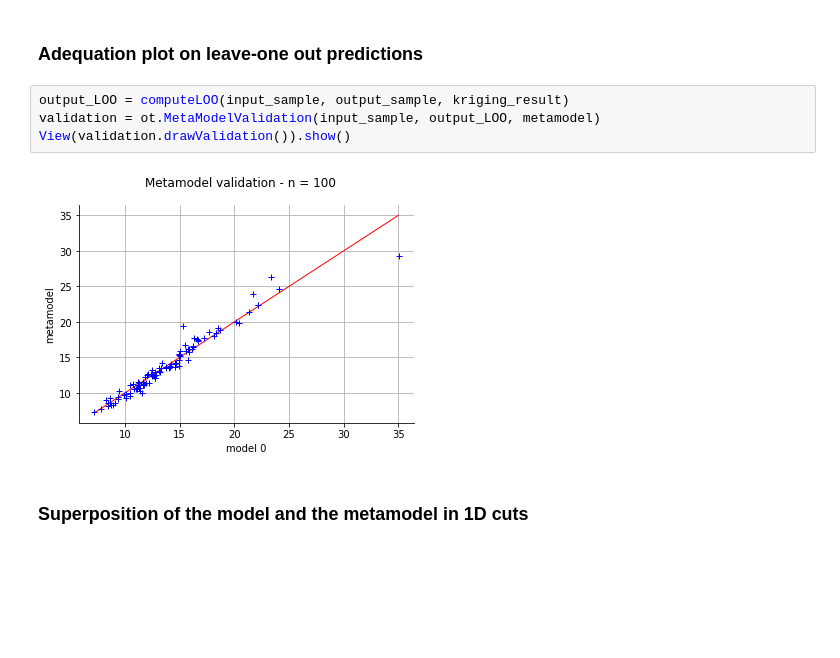
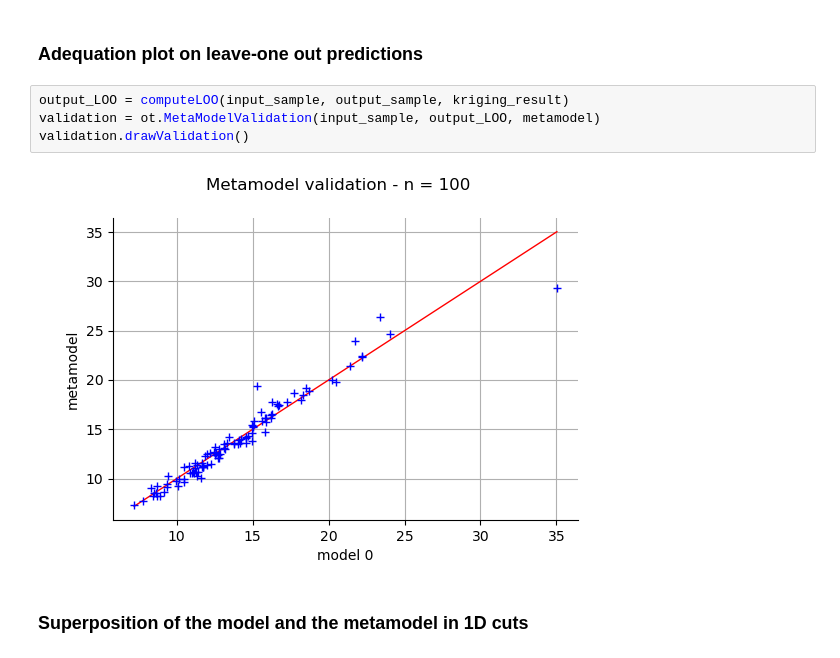
Before and after one commit to mbaudin47/hpcuqtraining, a Jupyter notebook: 2021/Scripts/Metamodel/TP4b_Kriging.ipynb, the cells around one changed output. Cells and saved outputs as stored; diff of their text form; blank space fills up the shorter version.

Commit message:
second patch for validation figure

```diff
--- a/2021/Scripts/Metamodel/TP4b_Kriging.ipynb
+++ b/2021/Scripts/Metamodel/TP4b_Kriging.ipynb
@@ -189,9 +189,9 @@ Q2 :  0.9478437425854286
 # %%
 output_LOO = computeLOO(input_sample, output_sample, kriging_result)
 validation = ot.MetaModelValidation(input_sample, output_LOO, metamodel)
-View(validation.drawValidation()).show()
+validation.drawValidation()
 # %% [output]
-[figure, old version]
+[figure, new version]
 # %% [markdown]
 ### Superposition of the model and the metamodel in 1D cuts
 # %%
```
